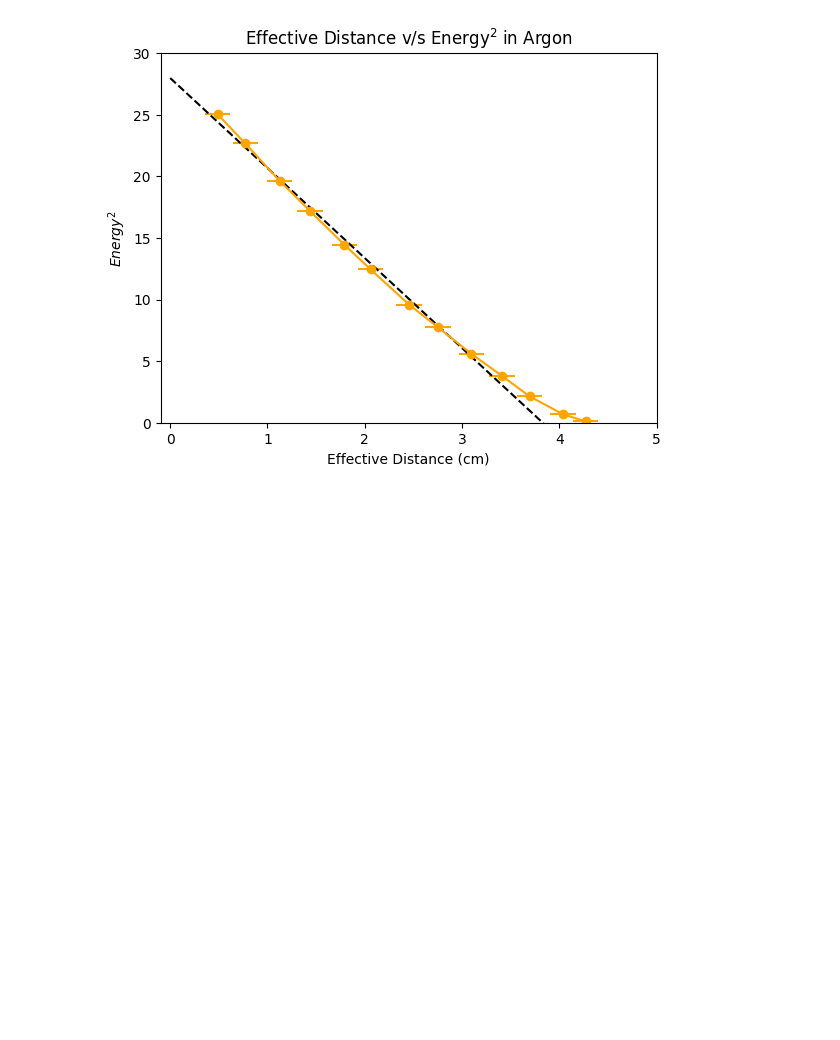
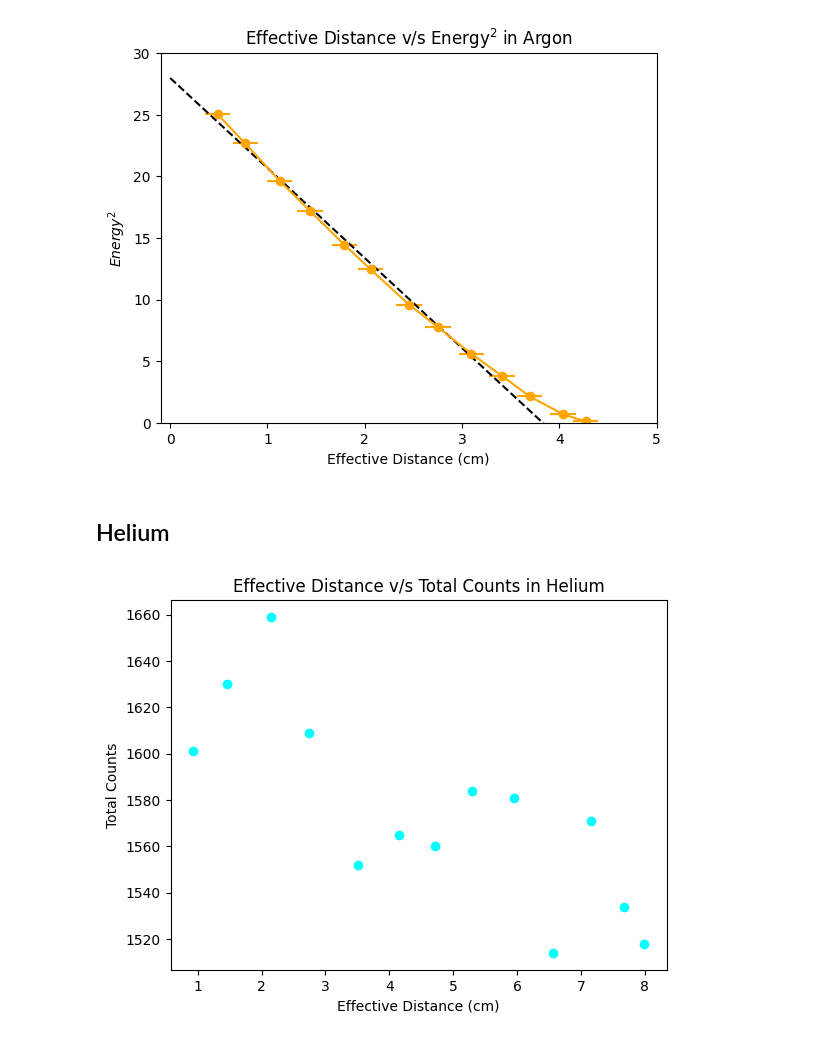
Before and after one commit to chinmayAmbasht/phys-403-alpha-range, a Jupyter notebook: day1.ipynb, the cells around one changed output. Saved outputs shown, nothing was run; the diff lists cells and outputs as text; code cells hidden in the pictures; blank space fills up the shorter version.

Commit message:
Helium and N2 added.

```diff
--- a/day1.ipynb
+++ b/day1.ipynb
@@ -182,3 +190,40 @@ plt.title(r'Effective Distance v/s Energy$^2$ in Argon')
 plt.savefig('./Plots/effective_distance_vs_E_argon.png', dpi = 300)
 # %% [output]
 [figure]
+# %% [markdown]
+## Helium
+# %%
+d_He = 14.7 - 6.58
+err = 0.13
+# %%
+initialPs_He = [86.5, 135.9, 200.5, 257.3, 328.5, 389.2, 442.2, 497.4, 558.9, 616.4, 672.7, 720.9, 750.9]
+finalPs_He = [88.5, 137.9, 202.2, 258.9, 330.0, 390.7, 443.3, 498.4, 559.7, 616.9, 672.9, 721.0, 750.9]
+Ps_He = np.array([(initial + final) / 2 for initial, final in zip(initialPs_He, finalPs_He)])
+deltaPs_He = np.array([(final - initial) for initial, final in zip(initialPs_He, finalPs_He)])
+x_eff_He = (d_He * Ps_He) / 763.4
+delta_x_eff_He = (deltaPs_He * d_He) / 763.4
+delta_x_eff_He = np.sqrt(delta_x_eff_He**2 + err**2)
+# %%
+string_He = '../Alpha Range/Helium Pressure/HeP'
+nums = [88, 137, 202, 258, 329, 390, 442, 498, 559, 616, 672, 721, 750]
+filenames_He = [f"{string_He}{num}.asc" for num in nums]
+peak_channels_He = []
+max_counts_He = []
+energies_He = []
+energies_uncertainties_He = []
+total_counts_list_He = []
+for file in filenames_He:
+    pc, mc, en, std, t = file_analysis(file)
+    peak_channels_He.append(pc)
+    max_counts_He.append(mc)
+    energies_He.append(en)
+    energies_uncertainties_He.append(std)
+    total_counts_list_He.append(t)
+# %%
+plt.plot(x_eff_He, total_counts_list_He, 'o', color = 'cyan')
+plt.xlabel('Effective Distance (cm)')
+plt.ylabel('Total Counts')
+plt.title('Effective Distance v/s Total Counts in Helium')
+plt.savefig('./Plots/effective_distance_vs_total_counts_helium.png', dpi = 300)
+# %% [output]
+[figure, added]
```
Also changed, not shown: parts of 10 cells of this notebook, 37 other files.
